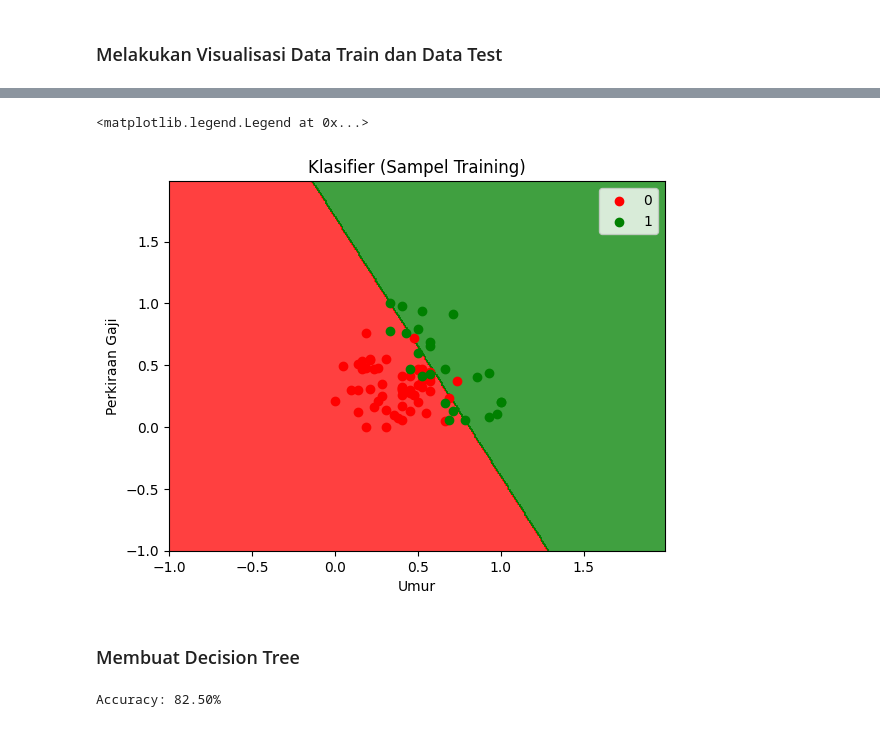
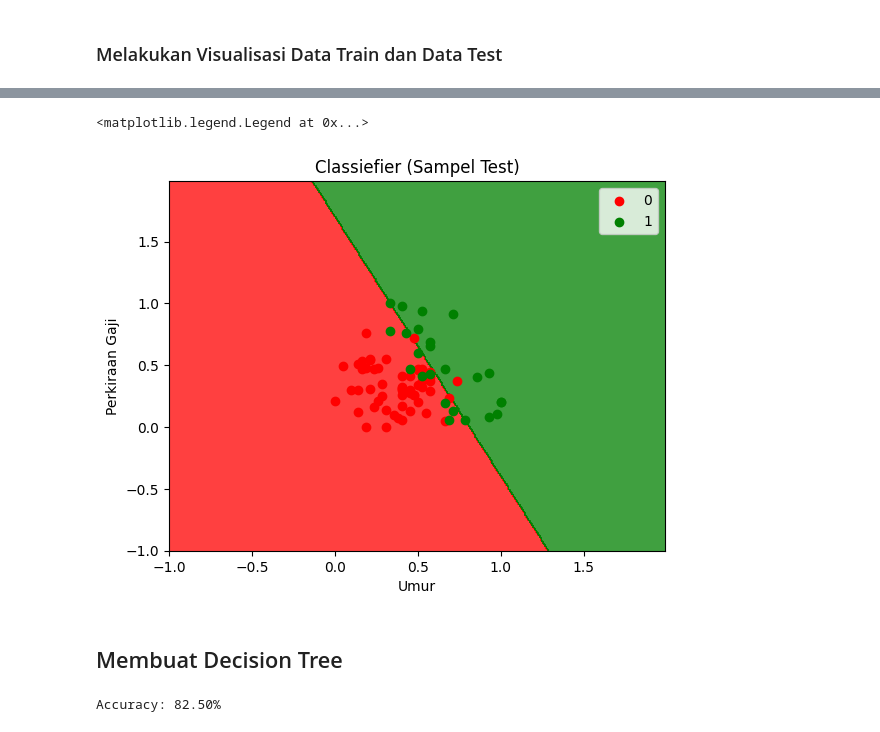
Before and after one commit to azkbrqlna/2025-AI-Praktikum, a Jupyter notebook: Jobsheet-8/Tugas/tugas_praktikum1_decisiontree_logistic_regression/tugas_praktikum1.ipynb, the cells around one changed output, grey strips where cells are left out. Saved outputs shown, nothing was run; the diff lists cells and outputs as text; code cells hidden in the pictures.

Commit message:
refact: tugas praktikum decission tree and logic regression

```diff
--- a/Jobsheet-8/Tugas/tugas_praktikum1_decisiontree_logistic_regression/Tugas - Supervise Learning Classification.ipynb
+++ b/Jobsheet-8/Tugas/tugas_praktikum1_decisiontree_logistic_regression/tugas_praktikum1.ipynb
@@ -8,6 +22,5 @@ import matplotlib.pyplot as plt
 # %% [markdown]
 ## Load Dataset
 # %%
-# load dataset
-dataset = pd.read_csv('iklan_sosmed.csv', delimiter=';')
-dataset.head()
+# Load dataset
+data = pd.read_csv('iklan_sosmed.csv', delimiter=';')
@@ -51 +95,4 @@ np.int64(0)
+# %%
+le = LabelEncoder()
+data['Jenis_Kelamin'] = le.fit_transform(data['Jenis_Kelamin'])
 # %% [markdown]
@@ -70,6 +109,4 @@ dataset.head()
 # %%
 # Memilih Umur & Gaji Sebagai Data Fitur dan Transaksi sebagai Data Label
-X = dataset.iloc[:,:2]
-y = dataset.iloc[:, -1]
-print(X)
-print(y)
+X = data.iloc[:, 2:-1]
+y = data.iloc[:, -1]
@@ -95,8 +114,8 @@ Name: Transaksi, Length: 400, dtype: int64
 ## Train Test Split
 # %%
 # Membagi dataset menjadi 80% Data Training dan 20% Data Testing
-from sklearn.model_selection import train_test_split
-X_train, X_test, y_train, y_test = train_test_split(X, y, test_size=0.2, random_state=99)
+X_train, X_test, y_train, y_test = train_test_split(
+    X, y, test_size=0.2, random_state=99)
 # %%
 # ubah dari dataframe / series pandas menjadi np.array
 X_train = X_train.values
@@ -249,25 +259,25 @@ plt.legend()
 # %%
 # visualisasi sampel data tes
 from matplotlib.colors import ListedColormap
 X_set, y_set = X_test, y_test
-X1, X2 = np.meshgrid(np.arange(start = X_set[:, 0].min() - 1, stop = X_set[:, 0].max() + 1, step = 0.01),
-                     np.arange(start = X_set[:, 1].min() - 1, stop = X_set[:, 1].max() + 1, step = 0.01))
+X1, X2 = np.meshgrid(np.arange(start=X_set[:, 0].min() - 1, stop=X_set[:, 0].max() + 1, step=0.01),
+                     np.arange(start=X_set[:, 1].min() - 1, stop=X_set[:, 1].max() + 1, step=0.01))
 plt.contourf(X1, X2, classifier.predict(np.array([X1.ravel(), X2.ravel()]).T).reshape(X1.shape),
-             alpha = 0.75, cmap = ListedColormap(('red', 'green')))
+             alpha=0.75, cmap=ListedColormap(('red', 'green')))
 plt.xlim(X1.min(), X1.max())
 plt.ylim(X2.min(), X2.max())
 for i, j in enumerate(np.unique(y_set)):
     plt.scatter(X_set[y_set == j, 0], X_set[y_set == j, 1],
-                c = ListedColormap(('red', 'green'))(i), label = j)
-plt.title('Klasifier (Sampel Training)')
+                c=ListedColormap(('red', 'green'))(i), label=j)
+plt.title('Classiefier (Sampel Test)')
 plt.xlabel('Umur')
 plt.ylabel('Perkiraan Gaji')
 plt.legend()
 # %% [output]
 <matplotlib.legend.Legend at 0x...>
-[figure, old version]
+[figure, new version]
 # %% [markdown]
-### Membuat Decision Tree
+## Membuat Decision Tree
 # %%
 # Membuat model Decision Tree
 tree_model = DecisionTreeClassifier()
```
Also changed, not shown: parts of 42 cells of this notebook, 3 other files.
